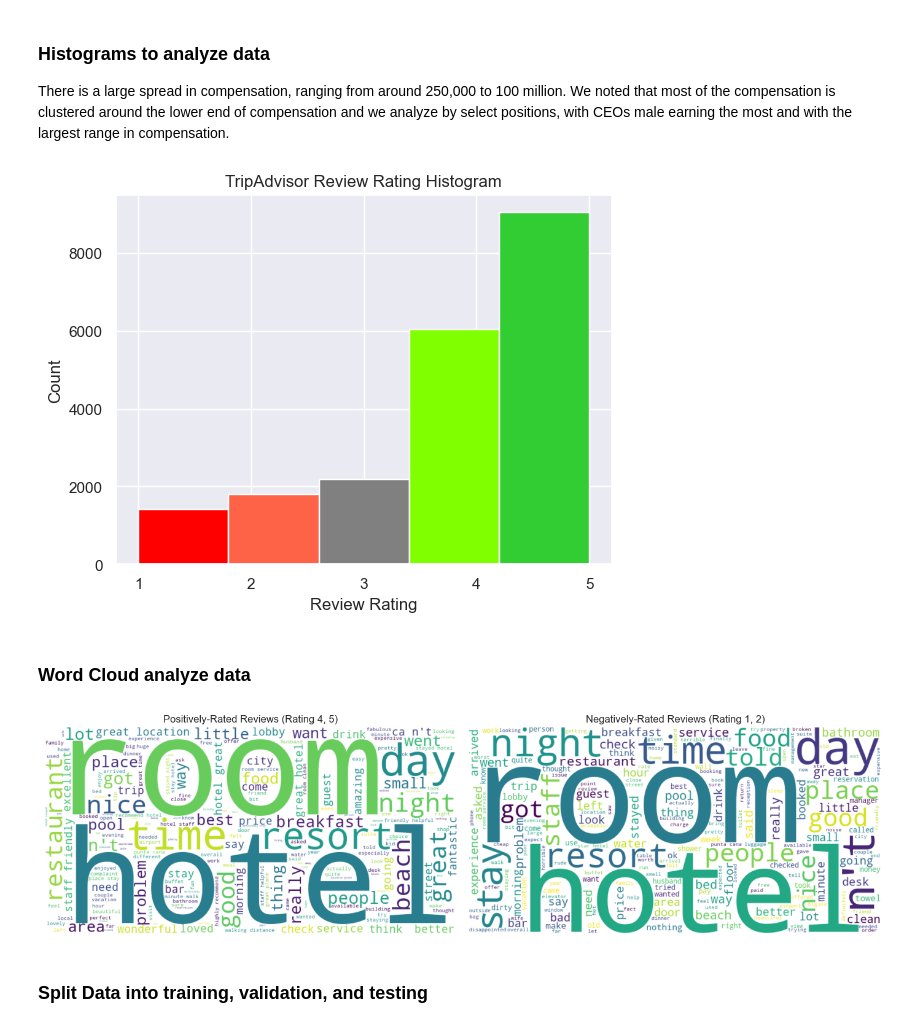
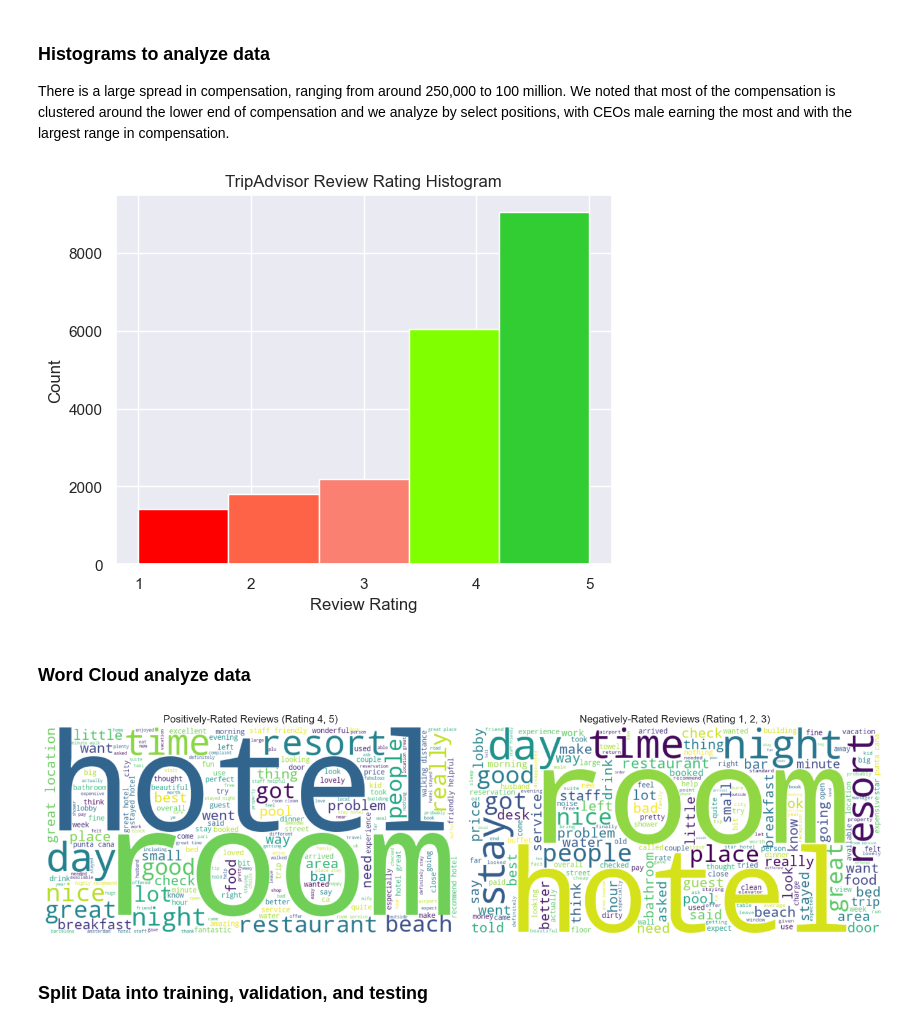
Before and after one commit to kevinyi901/W207, a Jupyter notebook: W207_Final.ipynb, the cells around one changed output. Cells and saved outputs as stored; diff of their text form; code cells hidden in the pictures.

Commit message:
Additional Preprocessing steps

```diff
--- a/W207_Final.ipynb
+++ b/W207_Final.ipynb
@@ -107,3 +93,31 @@ Name: Review, Length: 18307, dtype: object
+# %%
+#Preprocessing Functions
+def preprocessor(text):
+    #Data cleaning
+    text = re.sub('<[^>]*>', '', text)
+    emoticons = re.findall('(?::|;|=)(?:-)?(?:\)|\(|D|P)', text)
+    text = (re.sub('[\W]+', ' ', text.lower()) + ' '.join(emoticons).replace('-', ''))
+    return text
+
+def replace_contractions(df, column_name):
+    #Replace contractions
+    df[column_name] = df[column_name].str.replace(r"ca n't\b", "can not", regex=True)
+    df[column_name] = df[column_name].str.replace(r"n't\b", "not", regex=True)
+    df[column_name] = df[column_name].str.replace(r"n t\b", "not", regex=True)
+    return df
+# %%
+#Apply preprocessing
+data['Review'] = data['Review'].str.lower()
+data['Review'] = data['Review'].apply(preprocessor)
+
+data = replace_contractions(data, 'Review')
+data
+#We found one row with several typos that we cannot discern the original meaning and will be removing it from the data
+data = data.drop(index=2759)
+
+#Redefine negative and positive data subsets with clean data
+positive_reviews = data[data['Rating'] >= 4]
+negative_reviews = data[data['Rating'] <= 3]
 # %% [markdown]
 # Section 3: Exploratory Data Analysis
 
@@ -125,7 +139,7 @@ ax = plt.gca()
 patches = ax.patches
 
 # assign colors to bins, shades of red for negative ratings, grey for neutral, shades of green for positive ratings
-colors = ['red', 'tomato', 'grey', 'chartreuse', 'limegreen']
+colors = ['red', 'tomato', 'salmon', 'chartreuse', 'limegreen']
 for patch, color in zip(patches, colors):
     patch.set_facecolor(color)
 
@@ -135,32 +149,32 @@ plt.title("TripAdvisor Review Rating Histogram")
 plt.xlabel("Review Rating")
 plt.show()
 # %% [output]
-[figure, old version]
+[figure, new version]
 # %% [markdown]
 ### Word Cloud analyze data
 # %%
 # create a word cloud for negative reviews
 negative_review_text = " ".join(negative_reviews['Review'])
 negative_wordcloud = WordCloud(width=800, height=400, background_color='white').generate(negative_review_text)
 
 # create a word cloud for positive reviews
 positive_review_text = " ".join(positive_reviews['Review'])
 positive_wordcloud = WordCloud(width=800, height=400, background_color='white').generate(positive_review_text)
 
 # set up the figure with two side-by-side subplots for the positive review and negative review word clouds
 fig, axes = plt.subplots(1, 2, figsize=(14, 7))
 axes[0].imshow(positive_wordcloud, interpolation='bilinear')
 axes[0].axis('off')
 axes[0].set_title("Positively-Rated Reviews (Rating 4, 5)") # set title
 axes[1].imshow(negative_wordcloud, interpolation='bilinear')
 axes[1].axis('off')
-axes[1].set_title("Negatively-Rated Reviews (Rating 1, 2)") # set title
+axes[1].set_title("Negatively-Rated Reviews (Rating 1, 2, 3)") # set title
 
 # show the plots
 plt.tight_layout()
 plt.show()
 # %% [output]
-[figure, old version]
+[figure, new version]
 # %% [markdown]
 ### Split Data into training, validation, and testing
 # %%
```
Also changed, not shown: parts of 3 cells of this notebook.
